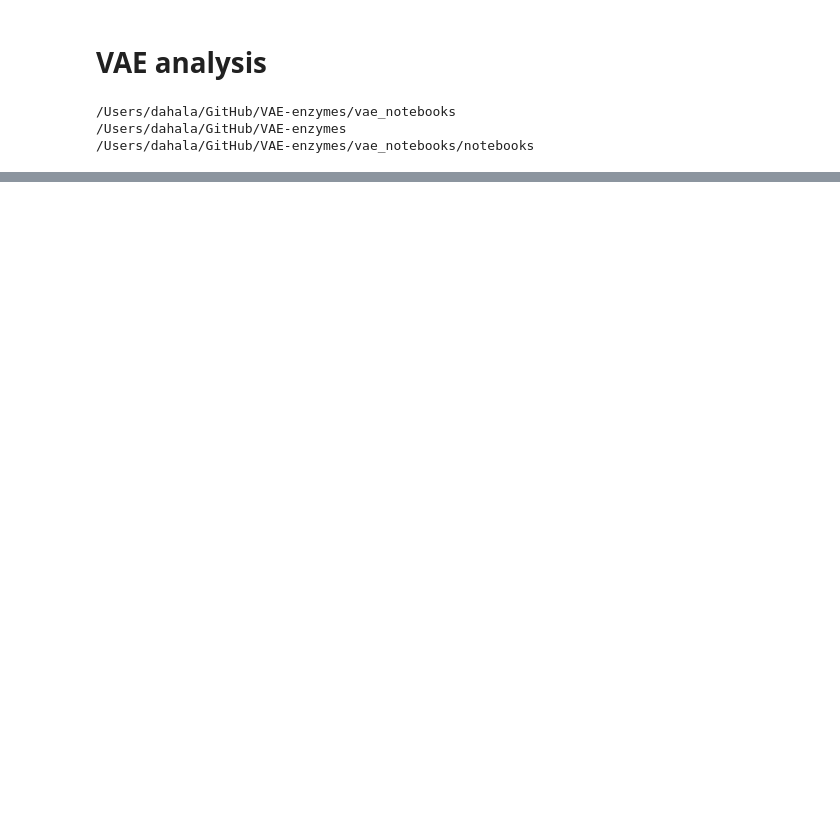
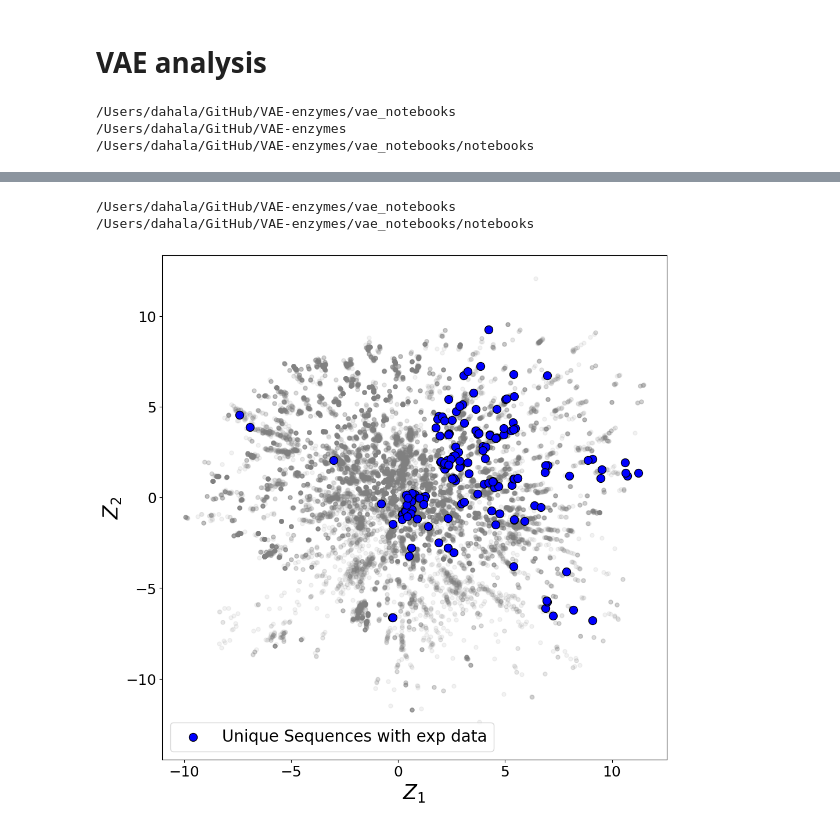
Before and after one commit to daha-la/VAE-enzymes, a Jupyter notebook: vae_notebooks/notebooks/GT1_MSAcreation.ipynb, the cells around one changed output, grey strips where cells are left out. Saved outputs shown, nothing was run; the diff lists cells and outputs as text; code cells hidden in the pictures; blank space fills up the shorter version.

```diff
--- a/vae_notebooks/notebooks/GT1_MSAcreation.ipynb
+++ b/vae_notebooks/notebooks/GT1_MSAcreation.ipynb
@@ -244,0 +284,3 @@ Found query_seq in AEE76548.1
+# %%
+GT1s_fasta_path = '../../random_data/GT1/GT1_characterized_wArch&GASP.fasta'
+GT1_fastas_dict = SeqIO.to_dict(SeqIO.parse(GT1s_fasta_path, "fasta"))
@@ -400,0 +513,50 @@ fig_lat.savefig(os.path.join(run.results, f"latent_space.png"))
+# %%
+Dataset1 = SeqIO.to_dict(SeqIO.parse('../datasets/All_data_unique_fix.afa', 'fasta'))
+Dataset1_seqs = []
+Dataset1_seqs_msa_col = []
+for acc, item in Dataset1.items():
+    seq = str(item.seq)
+    if len(seq) > 0:
+        Dataset1_seqs.append(seq)
+        msa_seq_ = ''.join([seq[s] for s in msa_columns])
+        Dataset1_seqs_msa_col.append(msa_seq_)
+    else:
+        print(f"⚠ Empty sequence for {acc}")
+# Encode all sequences in one batch
+mu,_ = latent_space.encode(Dataset1_seqs_msa_col)
+# %%
+%cd /Users/dahala/GitHub/VAE-enzymes/vae_notebooks
+from matplotlib import pyplot as plt
+from notebooks.minimal_version.latent_space import LatentSpace
+%cd /Users/dahala/GitHub/VAE-enzymes/vae_notebooks/notebooks/
+
+# Projection to the latent space
+# Show your queries
+run.weights = f'{run.result}/model/vae_fold_0.model'
+latent_space = LatentSpace(run)
+msa_embeddings = latent_space.msa_embeddings["mus"]
+
+
+query_coords = latent_space.key_to_embedding(run.fixed_sequences)
+
+
+fig_lat, ax = plt.subplots(1, 1,figsize=(10,10))
+
+ax.plot(msa_embeddings[:, 0], msa_embeddings[:, 1], '.', alpha=0.1, markersize=10, color='grey',zorder=0)
+ax.scatter(mu[:, 0], mu[:, 1], marker='o', s=100, color='blue', label='Unique Sequences with exp data',zorder=1,edgecolors='black')
+#ax.scatter(query_coords[0], query_coords[1], marker='o', s=100, color='red', label='Query',zorder=1)
+
+# Project
+ax.legend(loc='lower left', fontsize=20)
+ax.tick_params(labelsize=18)
+ax.set_xlabel(r'$Z_1$', fontsize=25)
+ax.set_ylabel(r'$Z_2$', fontsize=25)
+ax.set_box_aspect(1)
+
+plt.tight_layout()
+fig_lat.savefig(os.path.join(run.results, f"latent_space_ExpProt.png"))
+    #ax.set_title(f"Latent space projection final")
+# %% [output]
+/Users/dahala/GitHub/VAE-enzymes/vae_notebooks
+/Users/dahala/GitHub/VAE-enzymes/vae_notebooks/notebooks
+[figure, added]
```
Also changed, not shown: parts of 22 cells of this notebook, 26 other files.
